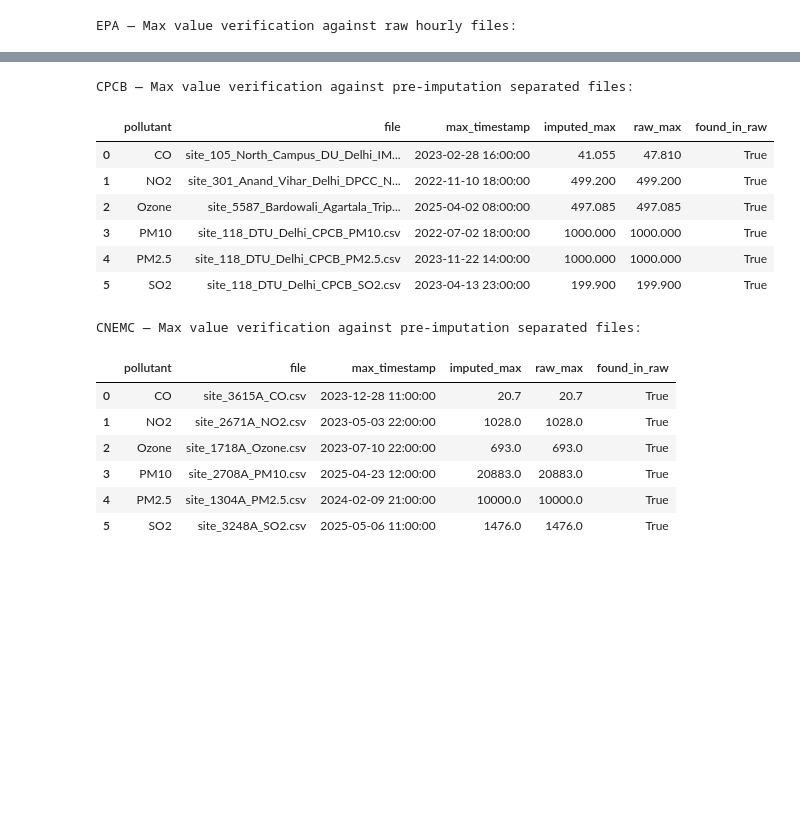
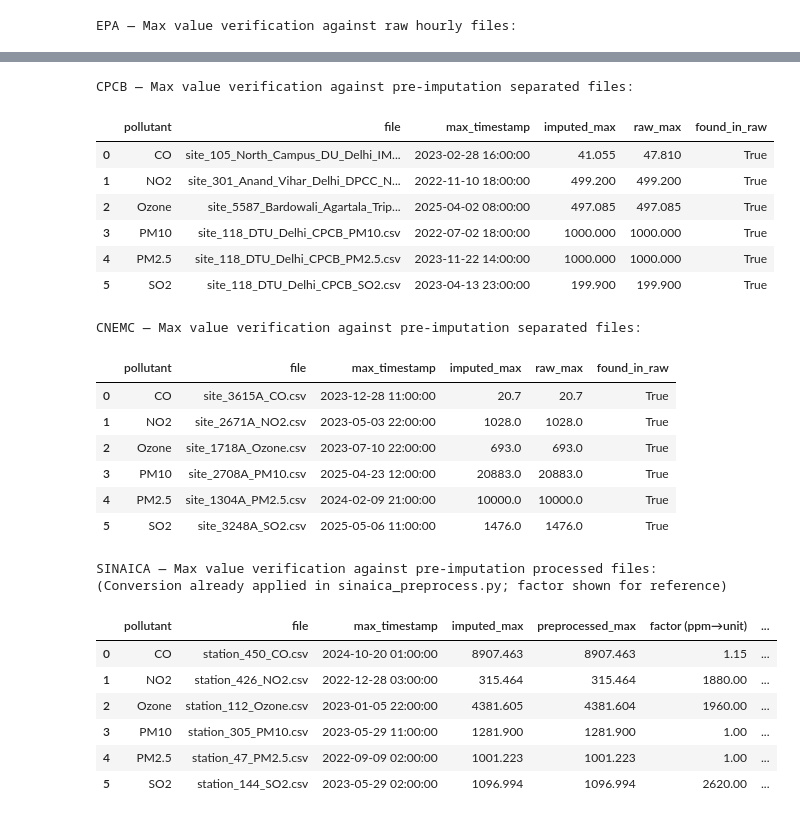
Before and after one commit to Rishi-Bharadwaj/Air-Pollution-Time-Series, a Jupyter notebook: dataset_statistics.ipynb, the cells around one changed output, grey strips where cells are left out. Saved outputs shown, nothing was run; the diff lists cells and outputs as text; code cells hidden in the pictures; blank space fills up the shorter version.

```diff
--- a/dataset_statistics.ipynb
+++ b/dataset_statistics.ipynb
@@ -287,30 +308,94 @@ for _, row in cnemc_max_per_pol.iterrows():
     })
 
 cnemc_results_df = pd.DataFrame(cnemc_results)
 print("\nCNEMC — Max value verification against pre-imputation separated files:")
 display(cnemc_results_df)
+
+# For SINAICA: check if max values exist in the pre-imputation processed files
+# SINAICA applies unit conversion during scraping (ppm → µg/m³ or mg/m³) so
+# processed files already hold converted values — no unconverted raw on disk.
+sinaica_conversion_factors = {
+    "CO":    1.15,          # ppm → mg/m³
+    "NO2":   1.88 * 1000,  # ppm → µg/m³
+    "Ozone": 1.96 * 1000,  # ppm → µg/m³
+    "PM10":  1.0,           # already µg/m³
+    "PM2.5": 1.0,           # already µg/m³
+    "SO2":   2.62 * 1000,  # ppm → µg/m³
+}
+sinaica_proc_dir = Path("/home/rishi/ML Projects/Air Pollution/SINAICA/processed")
+
+sinaica_stats = stats[stats["dataset"] == "SINAICA"]
+sinaica_max_per_pol = sinaica_stats.loc[sinaica_stats.groupby("pollutant")["max"].idxmax()]
+
+sinaica_results = []
+for _, row in sinaica_max_per_pol.iterrows():
+    pol = row["pollutant"]
+    fname = row["file"]
+    max_val = row["max"]
+    factor = sinaica_conversion_factors[pol]
+
+    # Read imputed file to get the timestamp of the max
+    imp_df = pd.read_csv(Path("/home/rishi/ML Projects/Air Pollution/SINAICA/imputed") / fname)
+    val_col = [c for c in imp_df.columns if c != "Timestamp"][0]
+    max_idx = imp_df[val_col].idxmax()
+    max_ts = pd.Timestamp(imp_df.loc[max_idx, "Timestamp"])
+
+    # Check the corresponding pre-imputation processed file
+    raw_file = sinaica_proc_dir / fname
+    found = False
+    raw_max = None
+    if raw_file.exists():
+        raw_df = pd.read_csv(raw_file)
+        raw_val_col = [c for c in raw_df.columns if c != "Timestamp"][0]
+        raw_vals = raw_df[raw_val_col].dropna()
+        raw_max = raw_vals.max()
+        found = any((raw_df[raw_val_col].dropna() - max_val).abs() < 0.01)
+
+    sinaica_results.append({
+        "pollutant": pol,
+        "file": fname,
+        "max_timestamp": str(max_ts),
+        "imputed_max": round(max_val, 3),
+        "preprocessed_max": round(raw_max, 3) if raw_max is not None else None,
+        "factor (ppm→unit)": factor,
+        "found_in_processed": found,
+    })
+
+sinaica_results_df = pd.DataFrame(sinaica_results)
+print("\nSINAICA — Max value verification against pre-imputation processed files:")
+print("(Conversion already applied in sinaica_preprocess.py; factor shown for reference)")
+display(sinaica_results_df)
 # %% [output]
 EPA — Max value verification against raw hourly files:
 |  | pollutant | file | max_timestamp | imputed_max | raw_max | raw_max_converted | factor | found_in_raw |
 | 0 | CO | site_42_3_1301_CO.csv | 2024-07-09 01:00:00 | 18.016 | 15.666 | 18.016 | 1.15 | True |
 | 1 | NO2 | site_49_21_5_NO2.csv | 2023-03-06 06:00:00 | 212.440 | 113.000 | 212.440 | 1.88 | True |
 | 2 | Ozone | site_12_5_6_Ozone.csv | 2024-12-06 16:00:00 | 458.640 | 0.234 | 458.640 | 1960.00 | True |
 | 3 | PM10 | site_4_21_7004_PM10.csv | 2022-08-14 17:00:00 | 15130.000 | 15130.000 | 15130.000 | 1.00 | True |
 | 4 | PM2.5 | site_35_13_22_PM2.5.csv | 2025-03-06 15:00:00 | 1285.600 | 1285.600 | 1285.600 | 1.00 | True |
 | 5 | SO2 | site_15_1_2020_SO2.csv | 2023-09-11 03:00:00 | 2838.508 | 1083.400 | 2838.508 | 2.62 | True |
 CPCB — Max value verification against pre-imputation separated files:
 |  | pollutant | file | max_timestamp | imputed_max | raw_max | found_in_raw |
 | 0 | CO | site_105_North_Campus_DU_Delhi_IM... | 2023-02-28 16:00:00 | 41.055 | 47.810 | True |
 | 1 | NO2 | site_301_Anand_Vihar_Delhi_DPCC_N... | 2022-11-10 18:00:00 | 499.200 | 499.200 | True |
 | 2 | Ozone | site_5587_Bardowali_Agartala_Trip... | 2025-04-02 08:00:00 | 497.085 | 497.085 | True |
 | 3 | PM10 | site_118_DTU_Delhi_CPCB_PM10.csv | 2022-07-02 18:00:00 | 1000.000 | 1000.000 | True |
 | 4 | PM2.5 | site_118_DTU_Delhi_CPCB_PM2.5.csv | 2023-11-22 14:00:00 | 1000.000 | 1000.000 | True |
 | 5 | SO2 | site_118_DTU_Delhi_CPCB_SO2.csv | 2023-04-13 23:00:00 | 199.900 | 199.900 | True |
 CNEMC — Max value verification against pre-imputation separated files:
 |  | pollutant | file | max_timestamp | imputed_max | raw_max | found_in_raw |
 | 0 | CO | site_3615A_CO.csv | 2023-12-28 11:00:00 | 20.7 | 20.7 | True |
 | 1 | NO2 | site_2671A_NO2.csv | 2023-05-03 22:00:00 | 1028.0 | 1028.0 | True |
 | 2 | Ozone | site_1718A_Ozone.csv | 2023-07-10 22:00:00 | 693.0 | 693.0 | True |
 | 3 | PM10 | site_2708A_PM10.csv | 2025-04-23 12:00:00 | 20883.0 | 20883.0 | True |
 | 4 | PM2.5 | site_1304A_PM2.5.csv | 2024-02-09 21:00:00 | 10000.0 | 10000.0 | True |
 | 5 | SO2 | site_3248A_SO2.csv | 2025-05-06 11:00:00 | 1476.0 | 1476.0 | True |
+SINAICA — Max value verification against pre-imputation processed files:
+(Conversion already applied in sinaica_preprocess.py; factor shown for reference)
+|  | pollutant | file | max_timestamp | imputed_max | preprocessed_max | factor (ppm→unit) | ... |
+| 0 | CO | station_450_CO.csv | 2024-10-20 01:00:00 | 8907.463 | 8907.463 | 1.15 | ... |
+| 1 | NO2 | station_426_NO2.csv | 2022-12-28 03:00:00 | 315.464 | 315.464 | 1880.00 | ... |
+| 2 | Ozone | station_112_Ozone.csv | 2023-01-05 22:00:00 | 4381.605 | 4381.604 | 1960.00 | ... |
+| 3 | PM10 | station_305_PM10.csv | 2023-05-29 11:00:00 | 1281.900 | 1281.900 | 1.00 | ... |
+| 4 | PM2.5 | station_47_PM2.5.csv | 2022-09-09 02:00:00 | 1001.223 | 1001.223 | 1.00 | ... |
+| 5 | SO2 | station_144_SO2.csv | 2023-05-29 02:00:00 | 1096.994 | 1096.994 | 2620.00 | ... |
```
Also changed, not shown: parts of 2 cells of this notebook, 2 other files.
